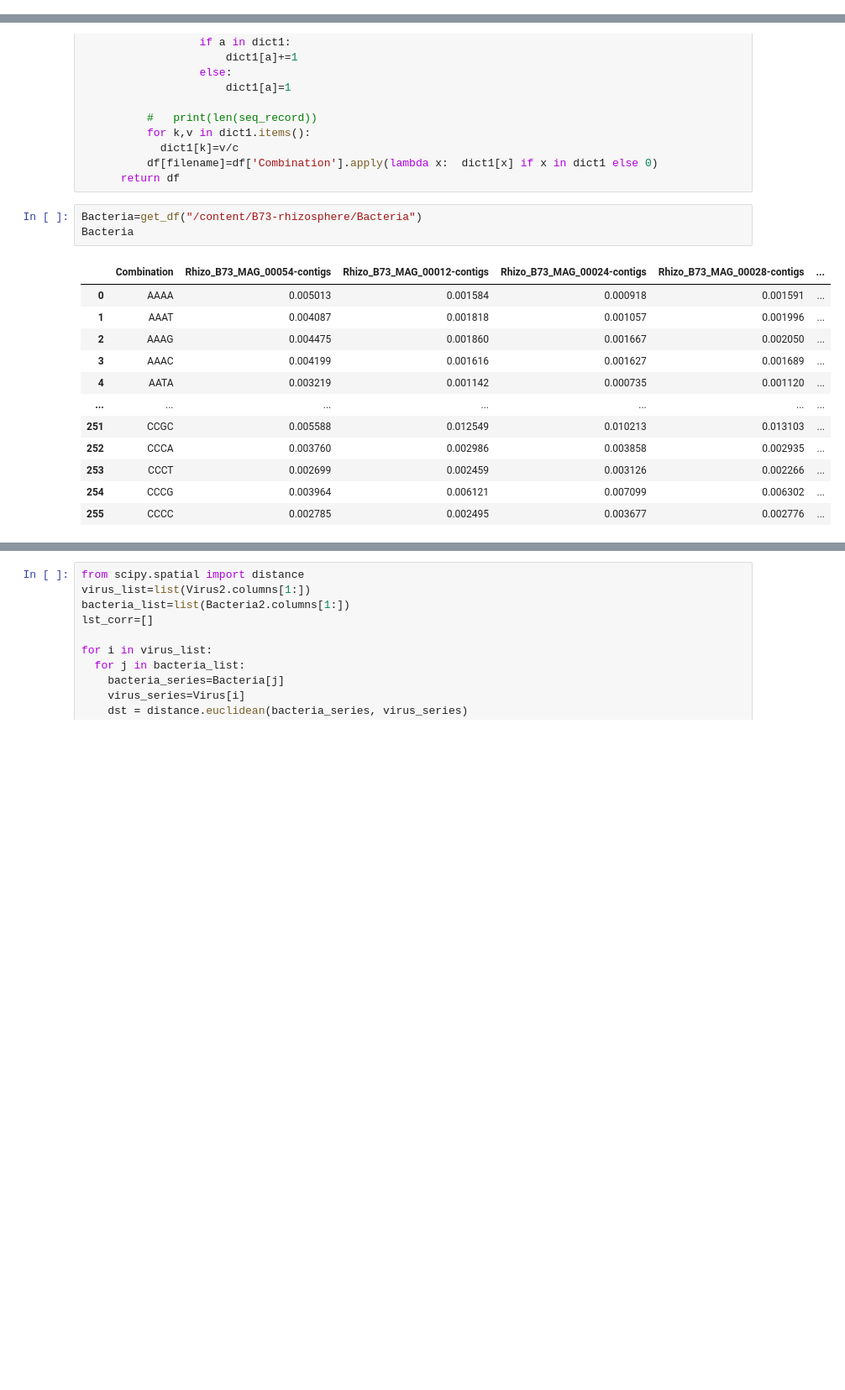
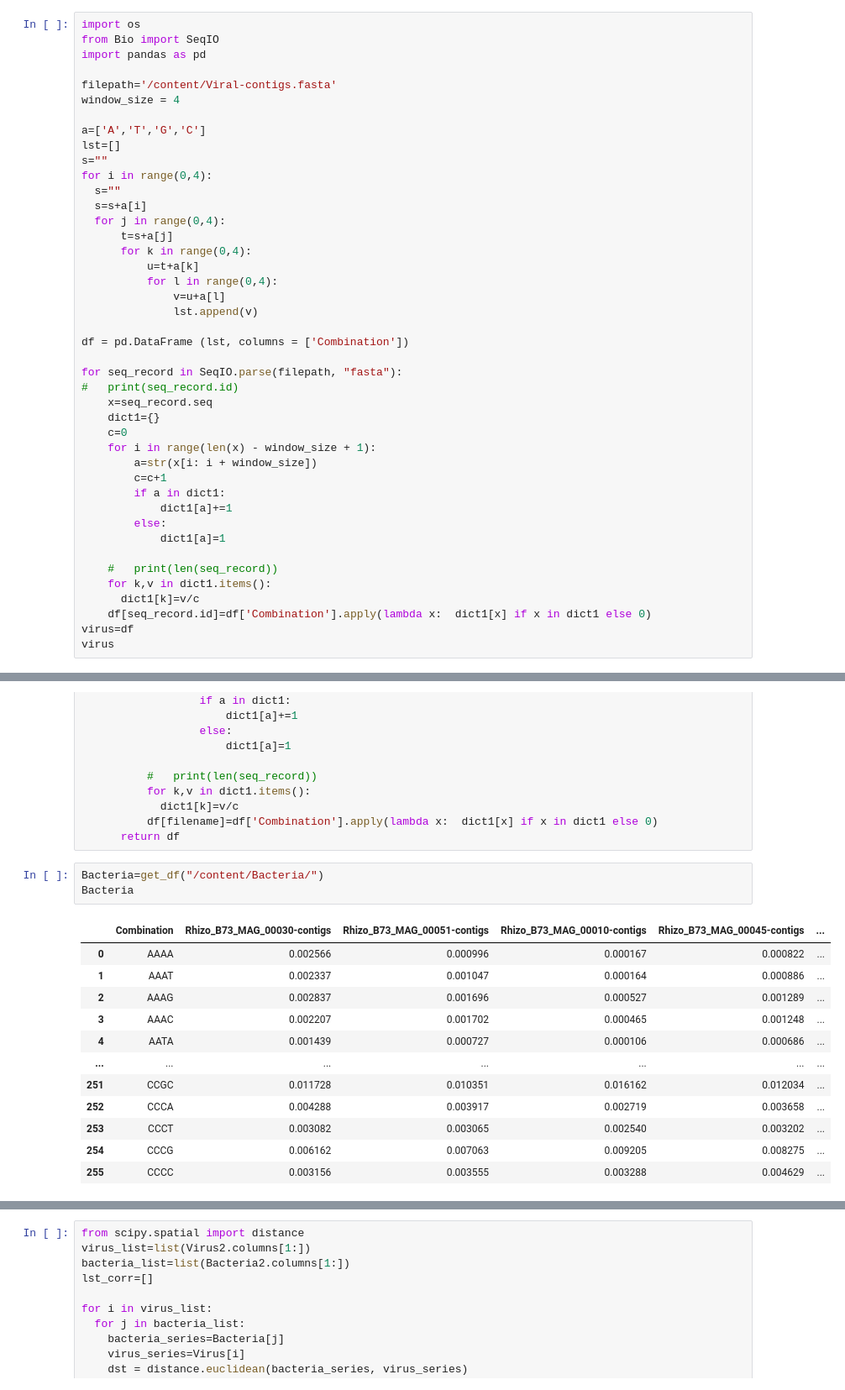
Before and after one commit to pyadav06/VirusHost, a Jupyter notebook: Tetranucleotide.ipynb, the cells around one changed output, grey strips where cells are left out. Shown at 84% size. Cells and saved outputs as stored; diff of their text form; blank space fills up the shorter version.

```diff
--- a/Tetranucleotide.ipynb
+++ b/Tetranucleotide.ipynb
@@ -29,3 +23,46 @@ with ZipFile(file_name, 'r') as zip:
   print('Done')
 # %% [output]
 Done
+# %%
+import os
+from Bio import SeqIO
+import pandas as pd
+
+filepath='/content/Viral-contigs.fasta'
+window_size = 4
+
+a=['A','T','G','C']
+lst=[]
+s=""
+for i in range(0,4):
+  s=""
+  s=s+a[i]
+  for j in range(0,4):
+      t=s+a[j]
+      for k in range(0,4):
+          u=t+a[k]
+          for l in range(0,4):
+              v=u+a[l]
+              lst.append(v)
+
+df = pd.DataFrame (lst, columns = ['Combination'])
+
+for seq_record in SeqIO.parse(filepath, "fasta"):
+#   print(seq_record.id)
+    x=seq_record.seq
+    dict1={}
+    c=0
+    for i in range(len(x) - window_size + 1):
+        a=str(x[i: i + window_size])
+        c=c+1
+        if a in dict1:
+            dict1[a]+=1
+        else:
+            dict1[a]=1
+
+    #   print(len(seq_record))
+    for k,v in dict1.items():
+      dict1[k]=v/c
+    df[seq_record.id]=df['Combination'].apply(lambda x:  dict1[x] if x in dict1 else 0)
+virus=df
+virus
@@ -80,19 +131,19 @@ def get_df(dir):
           df[filename]=df['Combination'].apply(lambda x:  dict1[x] if x in dict1 else 0)
       return df
 # %%
-Bacteria=get_df("/content/B73-rhizosphere/Bacteria")
+Bacteria=get_df("/content/Bacteria/")
 Bacteria
 # %% [output]
-|  | Combination | Rhizo_B73_MAG_00054-contigs | Rhizo_B73_MAG_00012-contigs | Rhizo_B73_MAG_00024-contigs | Rhizo_B73_MAG_00028-contigs | ... |
-| 0 | AAAA | 0.005013 | 0.001584 | 0.000918 | 0.001591 | ... |
-| 1 | AAAT | 0.004087 | 0.001818 | 0.001057 | 0.001996 | ... |
-| 2 | AAAG | 0.004475 | 0.001860 | 0.001667 | 0.002050 | ... |
-| 3 | AAAC | 0.004199 | 0.001616 | 0.001627 | 0.001689 | ... |
-| 4 | AATA | 0.003219 | 0.001142 | 0.000735 | 0.001120 | ... |
+|  | Combination | Rhizo_B73_MAG_00030-contigs | Rhizo_B73_MAG_00051-contigs | Rhizo_B73_MAG_00010-contigs | Rhizo_B73_MAG_00045-contigs | ... |
+| 0 | AAAA | 0.002566 | 0.000996 | 0.000167 | 0.000822 | ... |
+| 1 | AAAT | 0.002337 | 0.001047 | 0.000164 | 0.000886 | ... |
+| 2 | AAAG | 0.002837 | 0.001696 | 0.000527 | 0.001289 | ... |
+| 3 | AAAC | 0.002207 | 0.001702 | 0.000465 | 0.001248 | ... |
+| 4 | AATA | 0.001439 | 0.000727 | 0.000106 | 0.000686 | ... |
 | ... | ... | ... | ... | ... | ... | ... |
-| 251 | CCGC | 0.005588 | 0.012549 | 0.010213 | 0.013103 | ... |
-| 252 | CCCA | 0.003760 | 0.002986 | 0.003858 | 0.002935 | ... |
-| 253 | CCCT | 0.002699 | 0.002459 | 0.003126 | 0.002266 | ... |
-| 254 | CCCG | 0.003964 | 0.006121 | 0.007099 | 0.006302 | ... |
-| 255 | CCCC | 0.002785 | 0.002495 | 0.003677 | 0.002776 | ... |
+| 251 | CCGC | 0.011728 | 0.010351 | 0.016162 | 0.012034 | ... |
+| 252 | CCCA | 0.004288 | 0.003917 | 0.002719 | 0.003658 | ... |
+| 253 | CCCT | 0.003082 | 0.003065 | 0.002540 | 0.003202 | ... |
+| 254 | CCCG | 0.006162 | 0.007063 | 0.009205 | 0.008275 | ... |
+| 255 | CCCC | 0.003156 | 0.003555 | 0.003288 | 0.004629 | ... |
 256 rows × 62 columns
```
Also changed, not shown: parts of 8 cells of this notebook.
